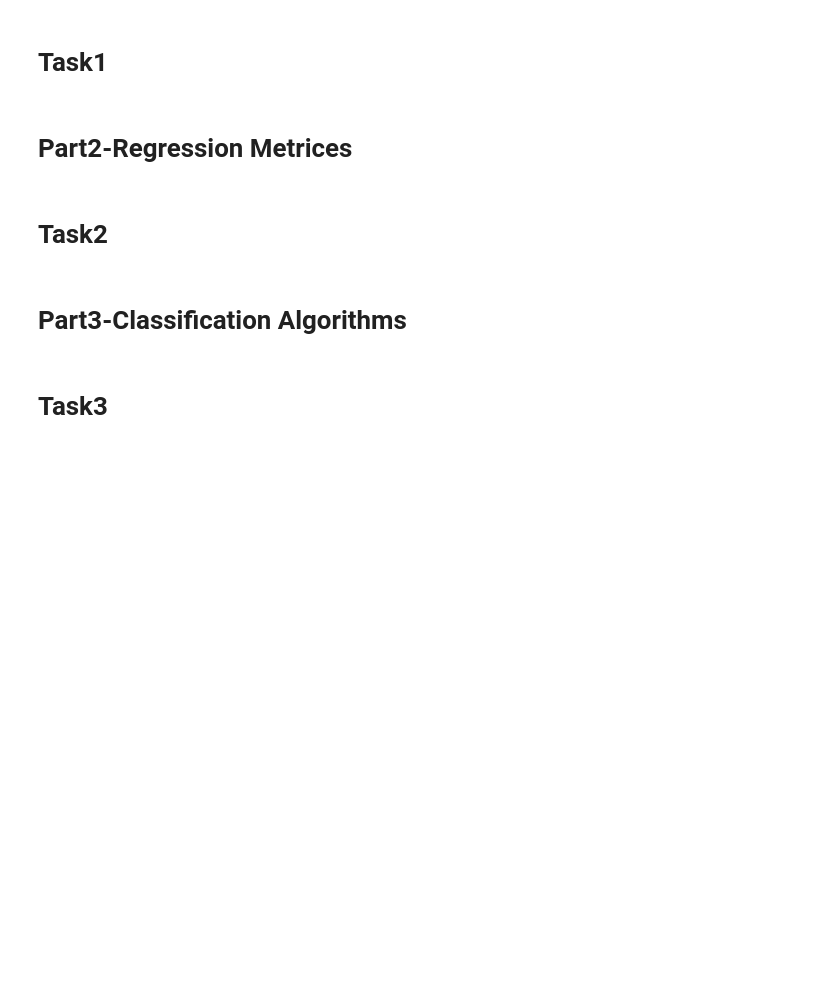
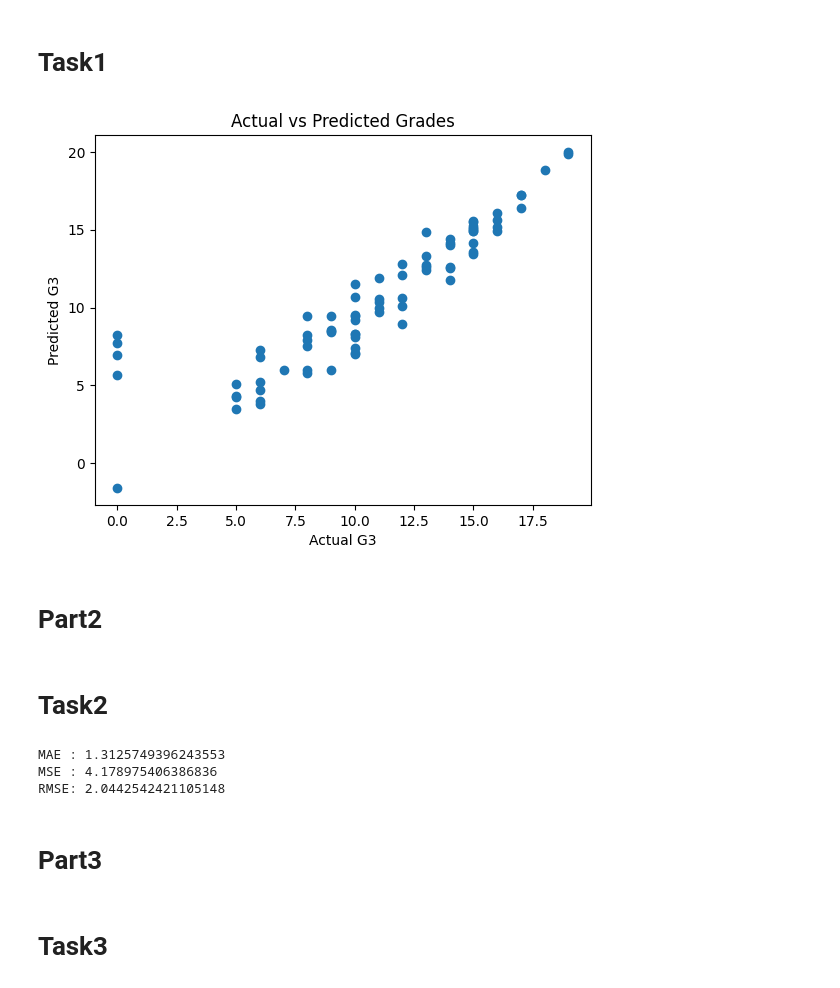
Before and after one commit to ash-iiiiish/Tasks-Submission, a Jupyter notebook: Assignment15/A15 Core Algorithms.ipynb, the cells around one changed output. Saved outputs shown, nothing was run; the diff lists cells and outputs as text; code cells hidden in the pictures; blank space fills up the shorter version.

Commit message:
adding functionalities to the assignments till 15

```diff
--- a/Assignment15/A15 Core Algorithms.ipynb
+++ b/Assignment15/A15 Core Algorithms.ipynb
@@ -2,0 +6,13 @@
+# %%
+import pandas as pd
+
+df = pd.read_csv('C:/Users/kumar/OneDrive/Desktop/TRY-2/Tasks-Submission/Assignment15/student_data.csv')
+
+# Print shape
+print("Shape:", df.shape)
+
+# Column names
+print("\nColumns:\n", df.columns)
+
+# First 5 rows
+df.head()
@@ -3,36 +36,41 @@
 # %% [markdown]
 # Task1
 # %%
-from sklearn.model_selection import train_test_split
-from sklearn.linear_model import LinearRegression
-from sklearn.metrics import mean_absolute_error, mean_squared_error
 import numpy as np
+import pandas as pd
 import matplotlib.pyplot as plt
 
-# Select features and target
-X = df[["age", "pclass", "sibsp", "parch"]]
-y = df["fare"]
+from sklearn.model_selection import train_test_split
+from sklearn.linear_model import LinearRegression, LogisticRegression
+from sklearn.naive_bayes import GaussianNB
+from sklearn.neighbors import KNeighborsClassifier
 
-# Split
+from sklearn.metrics import (
+    mean_absolute_error,
+    mean_squared_error,
+    accuracy_score,
+    classification_report,
+    confusion_matrix
+)
+
+X = df[['studytime', 'absences', 'G1', 'G2']]
+y = df['G3']
 X_train, X_test, y_train, y_test = train_test_split(
     X, y, test_size=0.2, random_state=42
 )
-
-# Train model
 lr = LinearRegression()
 lr.fit(X_train, y_train)
 
-# Predictions
 y_pred = lr.predict(X_test)
-
-# Plot Actual vs Predicted
 plt.scatter(y_test, y_pred)
-plt.xlabel("Actual Fare")
-plt.ylabel("Predicted Fare")
-plt.title("Actual vs Predicted Fare")
+plt.xlabel("Actual G3")
+plt.ylabel("Predicted G3")
+plt.title("Actual vs Predicted Grades")
 plt.show()
+# %% [output]
+[figure, added]
 # %% [markdown]
-# Part2-Regression Metrices
+# Part2
 # %% [markdown]
 # Task2
 # %%
@@ -40,8 +78,12 @@ mae = mean_absolute_error(y_test, y_pred)
 mse = mean_squared_error(y_test, y_pred)
 rmse = np.sqrt(mse)
 
-print("MAE:", mae)
-print("MSE:", mse)
+print("MAE :", mae)
+print("MSE :", mse)
 print("RMSE:", rmse)
+# %% [output]
+MAE : 1.3125749396243553
+MSE : 4.178975406386836
+RMSE: 2.0442542421105148
 # %% [markdown]
-# Part3-Classification Algorithms
+# Part3
```
Also changed, not shown: parts of 19 cells of this notebook, 5 other files.
